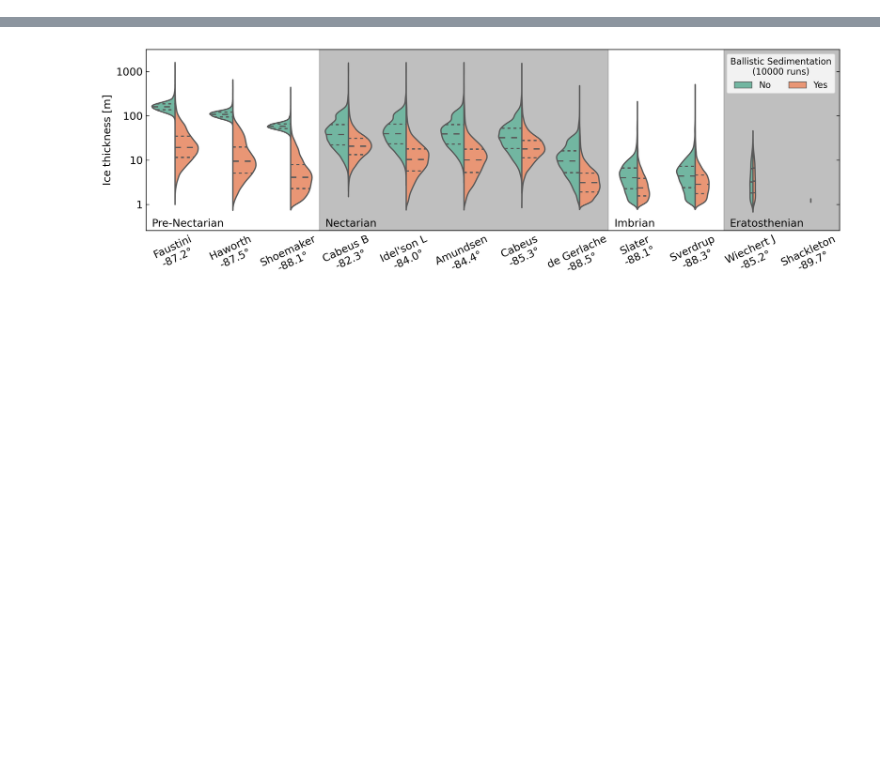
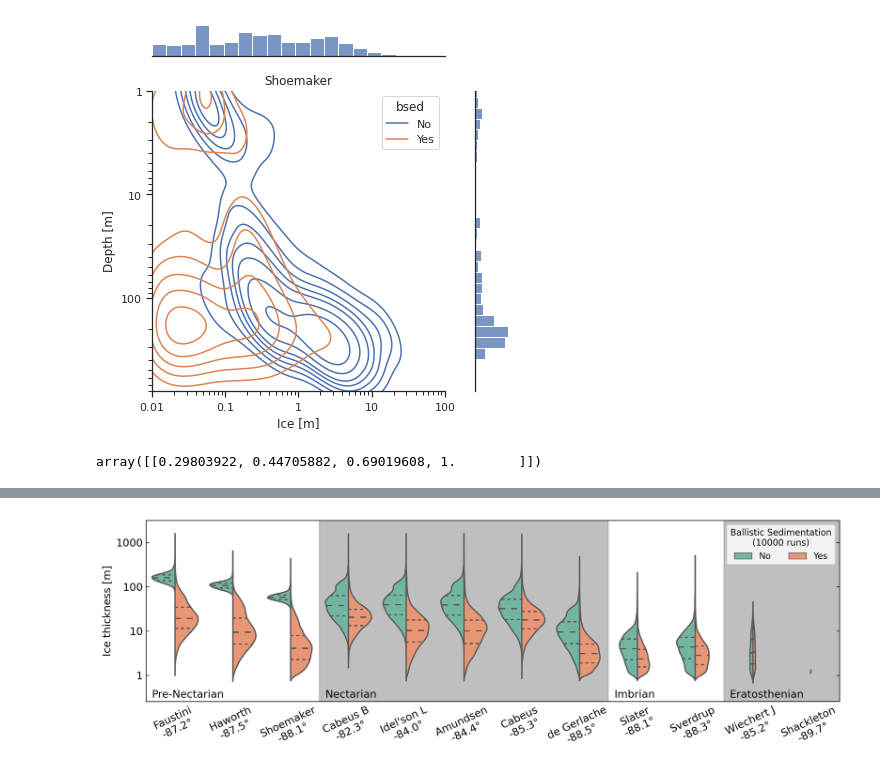
Before and after one commit to cjtu/moonpies, a Jupyter notebook: figure_scripts/aggregated.ipynb, the cells around one changed output, grey strips where cells are left out. Saved outputs shown, nothing was run; the diff lists cells and outputs as text; code cells hidden in the pictures; blank space fills up the shorter version.

```diff
--- a/figure_scripts/aggregated.ipynb
+++ b/figure_scripts/aggregated.ipynb
@@ -52,3 +45,53 @@ sort_lat = clist.lat.values
 # labels = [c+f'\n{age/1e9:.2f} Ga' for c, age in zip(sort_coldtrap, sort_age)]
 labels = [c+f'\n{lat:.1f}°' for c, lat in zip(sort_coldtrap, sort_lat)]
 # labels = [c+f'\ndist={90+lat:.2f}°' for c, lat in zip(sort_coldtrap, sort_lat)]
+# %%
+layers_flat = flatten_agg_df(layers)
+layers_flat.loc[layers_flat['ice'] < 0.01, 'ice'] = np.nan
+layers_flat.loc[layers_flat['depth'] < 0.01, 'depth'] = np.nan
+layers_flat.dropna(inplace=True)
+layers_flat['depth'] = layers_flat['depth'].clip(lower=0.1)
+layers_flat['depth_top'] = layers_flat['depth'] - layers_flat['ice']
+layers_flat['depth_top'] = layers_flat['depth_top'].clip(lower=0.1)
+# layers_flat.head()
+# %%
+custom_params = {"axes.spines.right": False, "axes.spines.top": False}
+sns.set_theme(style="ticks", rc=custom_params)
+
+coldtrap = 'Shoemaker'
+bsed = 'Yes'
+lims = {
+    'Cabeus': {'xlim': (0.1, 100), 'ylim': (1, 200)},
+    'Haworth': {'xlim': (0.01, 100), 'ylim': (1, 700)},
+    'Faustini': {'xlim': (0.01, 100), 'ylim': (1, 700)},
+    'Shoemaker': {'xlim': (0.01, 100), 'ylim': (1, 800)},
+    }
+
+# df = layers_flat[(layers_flat.bsed==bsed) & (layers_flat.coldtrap==coldtrap)]
+df = layers_flat[(layers_flat.coldtrap==coldtrap)].iloc[:3000]
+
+jg = sns.JointGrid()
+jg.ax_joint.set_title(coldtrap)
+jg.ax_joint.set_xlim(lims[coldtrap]['xlim'])
+jg.ax_joint.set_ylim(lims[coldtrap]['ylim'])
+jg.ax_joint.set_xscale('log')
+jg.ax_joint.set_yscale('log')
+jg.ax_joint.invert_yaxis()
+jg.ax_joint.set_xlabel('Ice [m]')
+jg.ax_joint.set_ylabel('Depth [m]')
+jg.ax_marg_x.yaxis.get_major_formatter().set_scientific(False)
+jg.ax_marg_y.xaxis.get_major_formatter().set_scientific(False)
+jg.ax_marg_x.xaxis.set_visible(False)
+jg.ax_marg_y.yaxis.set_visible(False)
+p = sns.kdeplot(x='ice', y='depth_top', hue='bsed', log_scale=True, data=df,
+                thresh=0.15, levels=8, common_norm=True, ax=jg.ax_joint)
+sns.histplot(x='ice', data=df, ax=jg.ax_marg_x)
+sns.histplot(y='depth', data=df, ax=jg.ax_marg_y)
+plt.show()
+# %% [output]
+[figure, added]
+# %%
+a = p.collections[0]
+a.get_edgecolor()
+# %% [output]
+array([[0.29803922, 0.44705882, 0.69019608, 1.        ]])
```
Also changed, not shown: parts of 8 cells of this notebook, 3 other files.
